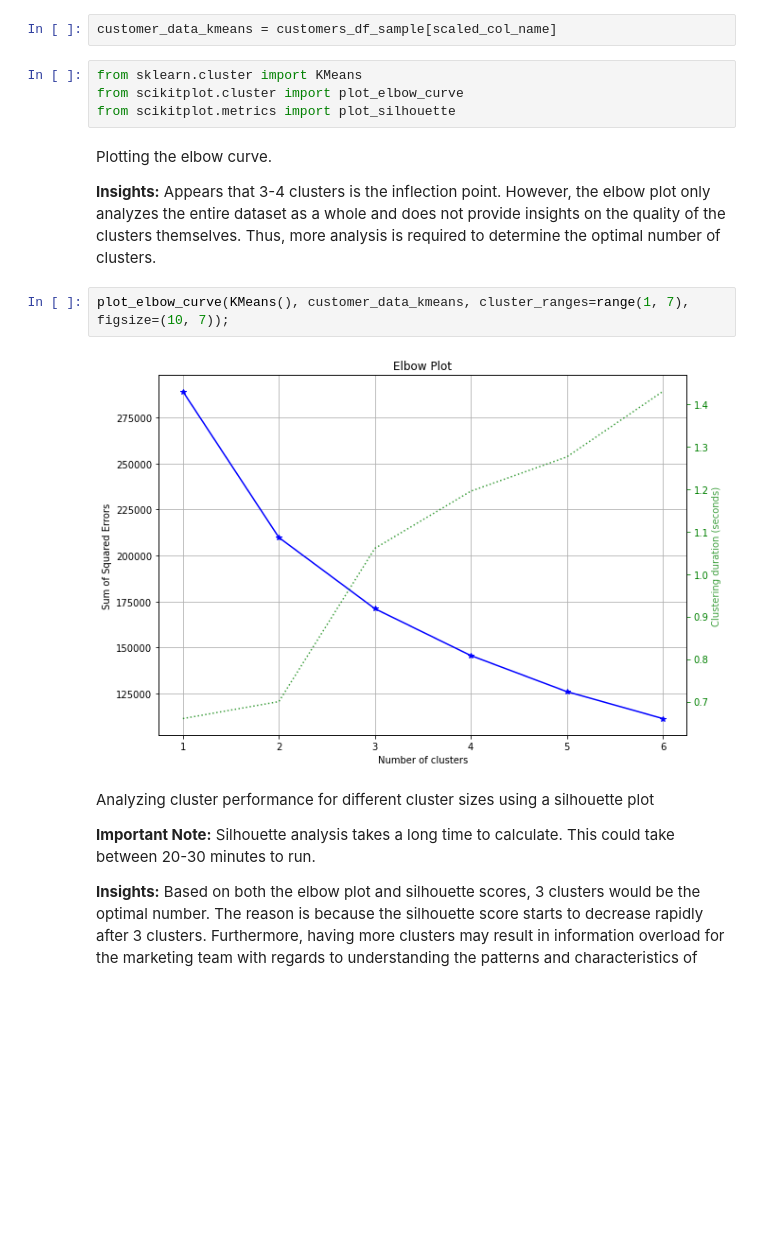
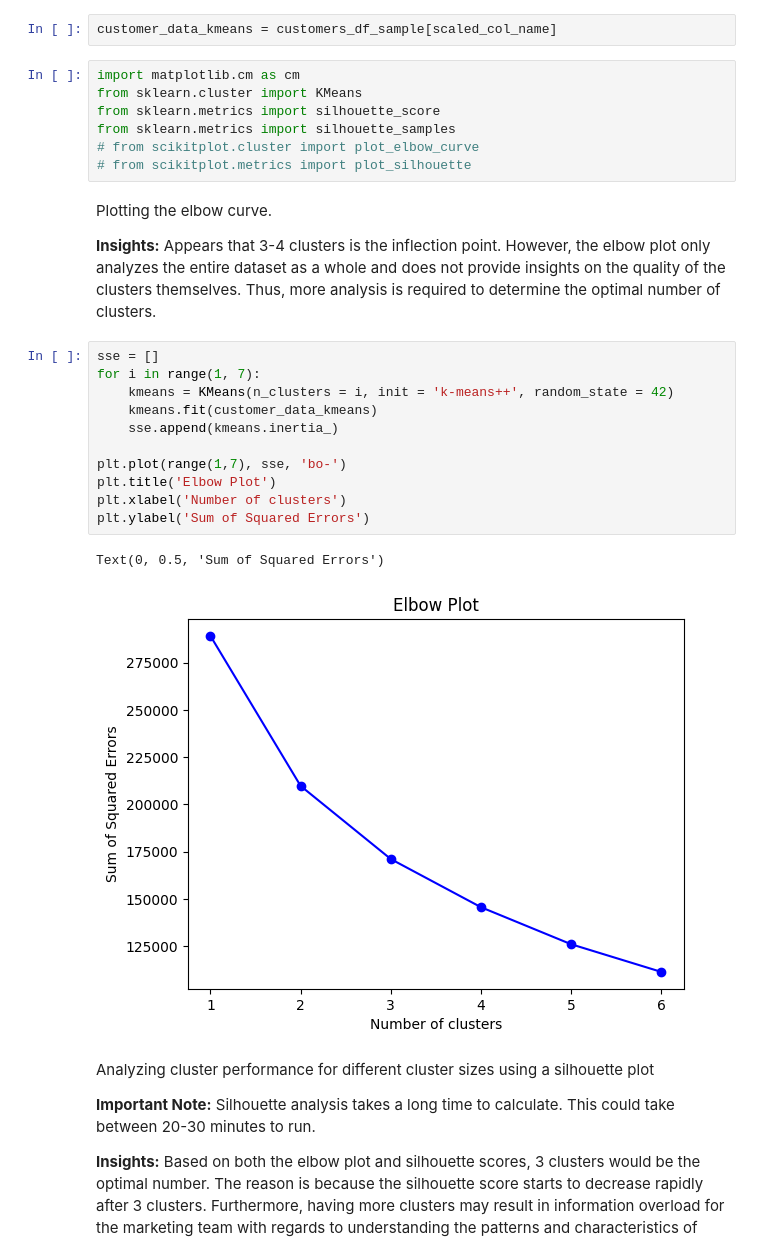
Before and after one commit to lingnath/Customer-Segmentation-for-Indian-Bank, a Jupyter notebook: Customer Segmentation Project.ipynb, the cells around one changed output. Drawn from its saved outputs; the diff is of its cells as text; blank space fills up the shorter version.

```diff
--- a/Customer Segmentation Project.ipynb
+++ b/Customer Segmentation Project.ipynb
@@ -491,17 +497,30 @@ for i in range(len(numeric_columns)):
 # %%
 customer_data_kmeans = customers_df_sample[scaled_col_name]
 # %%
+import matplotlib.cm as cm
 from sklearn.cluster import KMeans
-from scikitplot.cluster import plot_elbow_curve
-from scikitplot.metrics import plot_silhouette
+from sklearn.metrics import silhouette_score
+from sklearn.metrics import silhouette_samples
+# from scikitplot.cluster import plot_elbow_curve
+# from scikitplot.metrics import plot_silhouette
 # %% [markdown]
 Plotting the elbow curve.
 
 **Insights:** Appears that 3-4 clusters is the inflection point. However, the elbow plot only analyzes the entire dataset as a whole and does not provide insights on the quality of the clusters themselves. Thus, more analysis is required to determine the optimal number of clusters.
 # %%
-plot_elbow_curve(KMeans(), customer_data_kmeans, cluster_ranges=range(1, 7), figsize=(10, 7));
+sse = []
+for i in range(1, 7):
+    kmeans = KMeans(n_clusters = i, init = 'k-means++', random_state = 42)
+    kmeans.fit(customer_data_kmeans)
+    sse.append(kmeans.inertia_)
+
+plt.plot(range(1,7), sse, 'bo-')
+plt.title('Elbow Plot')
+plt.xlabel('Number of clusters')
+plt.ylabel('Sum of Squared Errors')
 # %% [output]
+Text(0, 0.5, 'Sum of Squared Errors')
-[figure, old version]
+[figure, new version]
 # %% [markdown]
 Analyzing cluster performance for different cluster sizes using a silhouette plot
 
```
Also changed, not shown: parts of 24 cells of this notebook.
